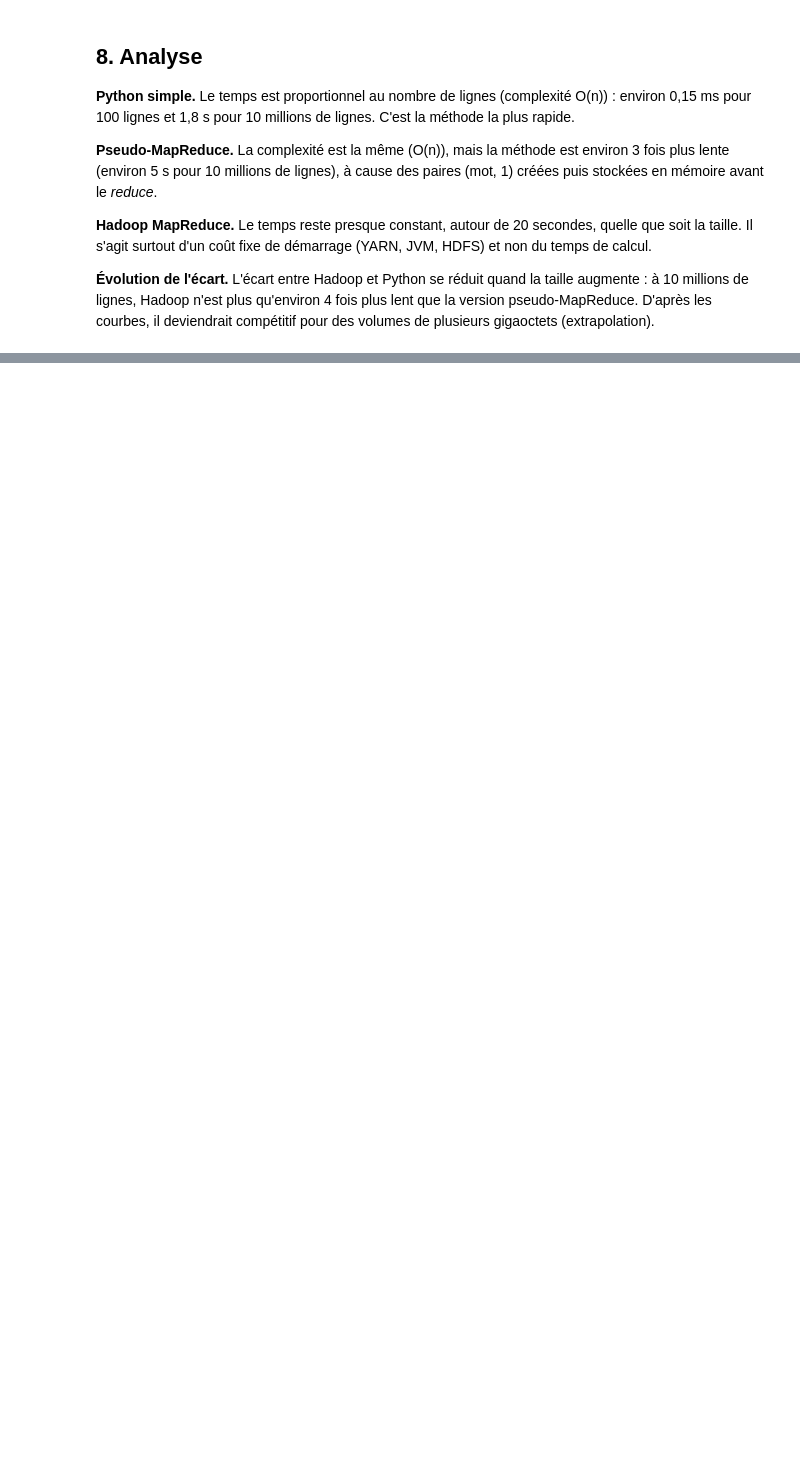
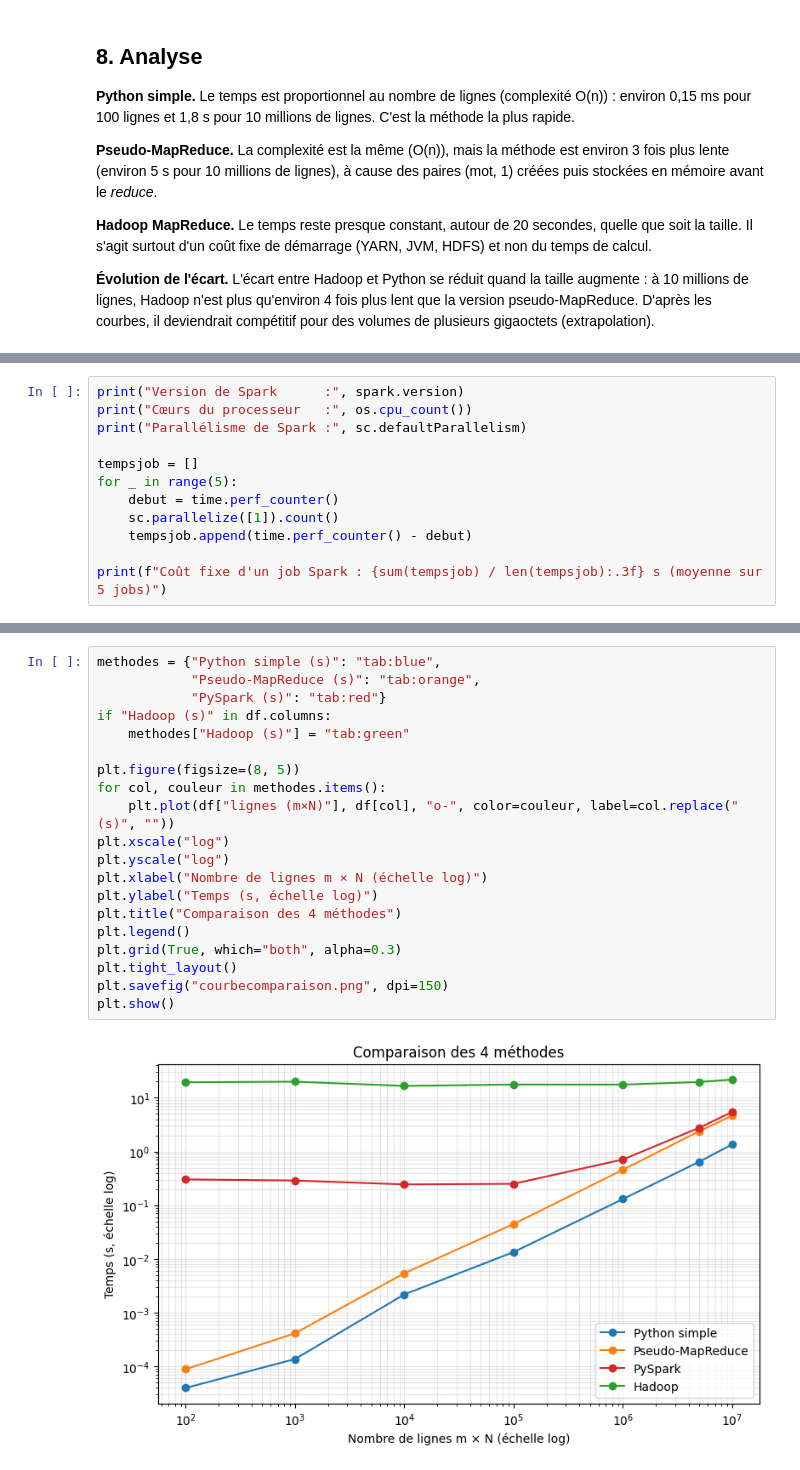
Before and after one commit to DODO43158/bigdata, a Jupyter notebook: comptmts.ipynb, the cells around one changed output, grey strips where cells are left out. Cells and saved outputs as stored; diff of their text form; blank space fills up the shorter version.

```diff
--- a/comptmts.ipynb
+++ b/comptmts.ipynb
@@ -304,0 +349,12 @@ plt.show()
+# %%
+print("Version de Spark      :", spark.version)
+print("Cœurs du processeur   :", os.cpu_count())
+print("Parallélisme de Spark :", sc.defaultParallelism)
+
+tempsjob = []
+for _ in range(5):
+    debut = time.perf_counter()
+    sc.parallelize([1]).count()
+    tempsjob.append(time.perf_counter() - debut)
+
+print(f"Coût fixe d'un job Spark : {sum(tempsjob) / len(tempsjob):.3f} s (moyenne sur 5 jobs)")
@@ -305 +422,23 @@ plt.show()
+# %%
+methodes = {"Python simple (s)": "tab:blue",
+            "Pseudo-MapReduce (s)": "tab:orange",
+            "PySpark (s)": "tab:red"}
+if "Hadoop (s)" in df.columns:
+    methodes["Hadoop (s)"] = "tab:green"
+
+plt.figure(figsize=(8, 5))
+for col, couleur in methodes.items():
+    plt.plot(df["lignes (m×N)"], df[col], "o-", color=couleur, label=col.replace(" (s)", ""))
+plt.xscale("log")
+plt.yscale("log")
+plt.xlabel("Nombre de lignes m × N (échelle log)")
+plt.ylabel("Temps (s, échelle log)")
+plt.title("Comparaison des 4 méthodes")
+plt.legend()
+plt.grid(True, which="both", alpha=0.3)
+plt.tight_layout()
+plt.savefig("courbecomparaison.png", dpi=150)
+plt.show()
+# %% [output]
+[figure, added]
 # %% [markdown]
```
Also changed, not shown: parts of 11 cells of this notebook, 1 other file.
